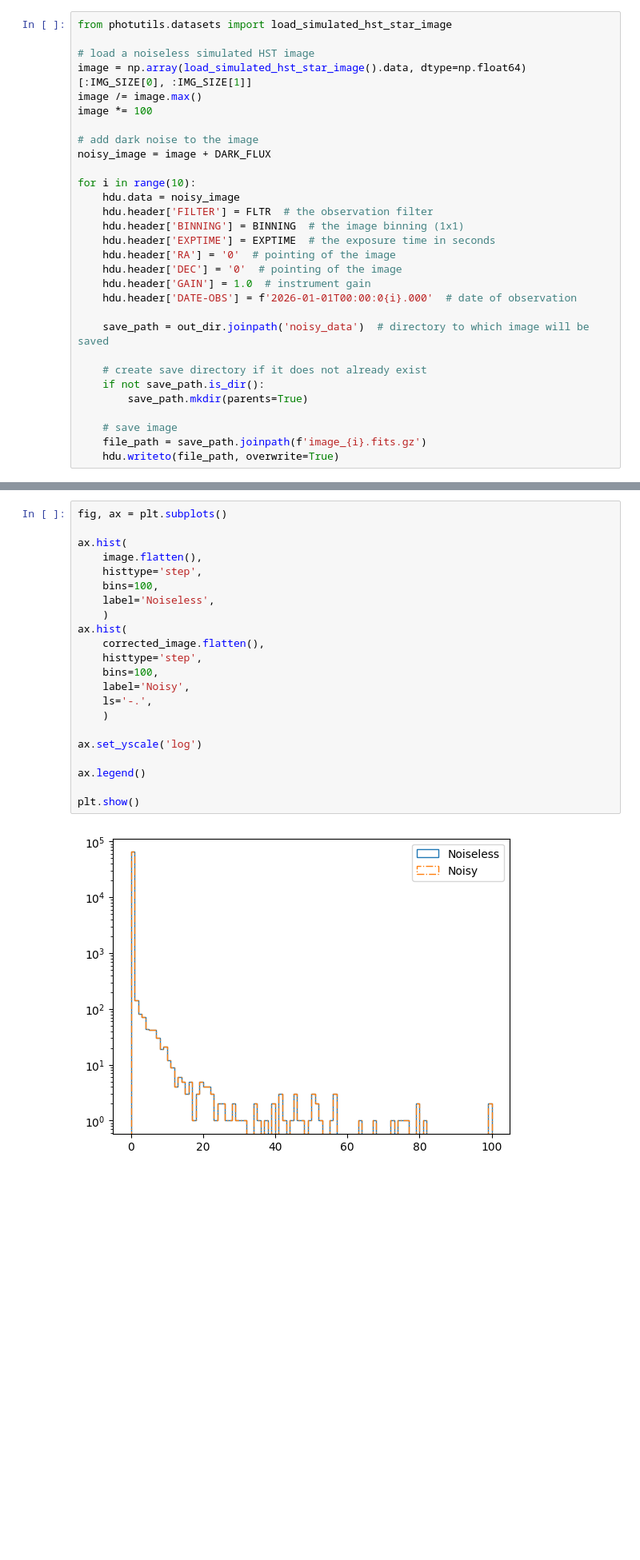
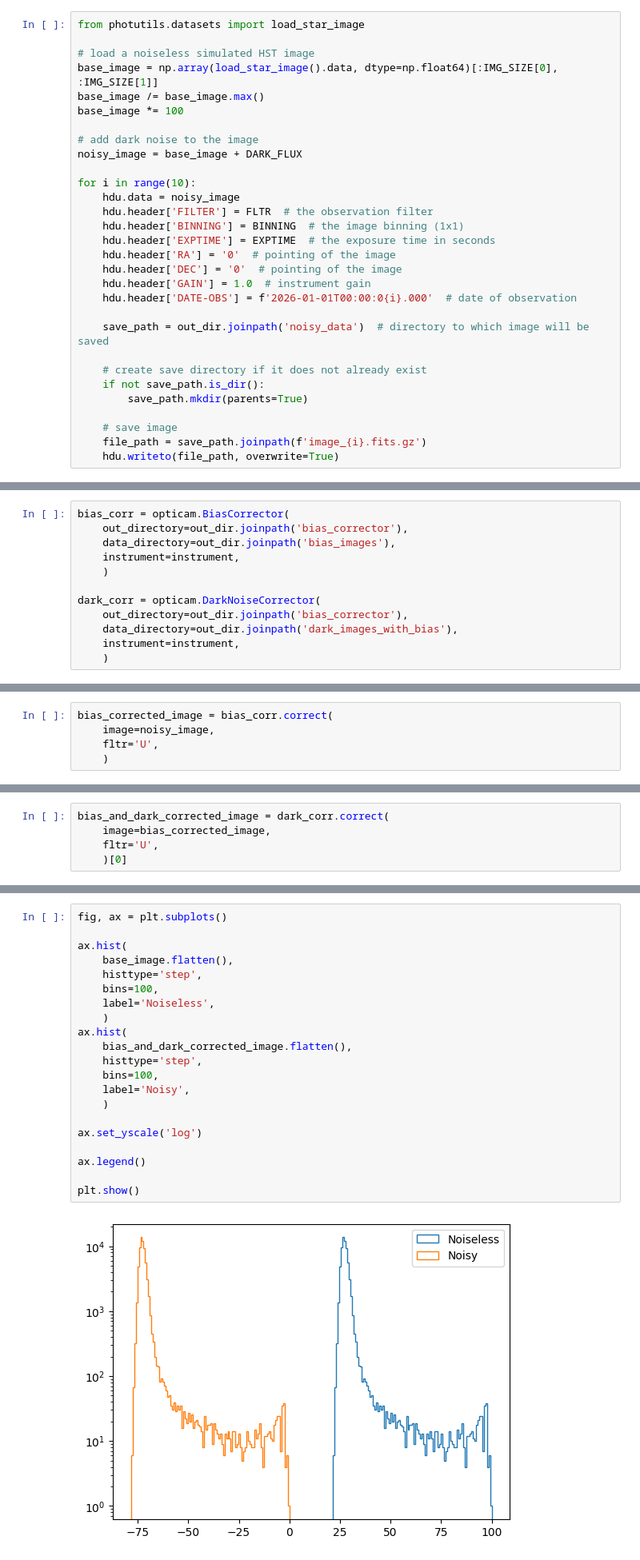
Before and after one commit to OPTICAM-instrument/opticam, a Jupyter notebook: docs/tutorials/applying_corrections.ipynb, the cells around one changed output, grey strips where cells are left out. Shown at 80% size. Drawn from its saved outputs; the diff is of its cells as text; blank space fills up the shorter version.

```diff
--- a/docs/tutorials/applying_corrections.ipynb
+++ b/docs/tutorials/applying_corrections.ipynb
@@ -485,15 +485,15 @@ dark_corr = opticam.DarkNoiseCorrector(
 # %% [markdown]
 We can see that our `DarkNoiseCorrector` has detected five U-band dark images. Let's now generate some science images that contain dark noise:
 # %%
-from photutils.datasets import load_simulated_hst_star_image
+from photutils.datasets import load_star_image
 
 # load a noiseless simulated HST image
-image = np.array(load_simulated_hst_star_image().data, dtype=np.float64)[:IMG_SIZE[0], :IMG_SIZE[1]]
-image /= image.max()
-image *= 100
+base_image = np.array(load_star_image().data, dtype=np.float64)[:IMG_SIZE[0], :IMG_SIZE[1]]
+base_image /= base_image.max()
+base_image *= 100
 
 # add dark noise to the image
-noisy_image = image + DARK_FLUX
+noisy_image = base_image + DARK_FLUX
 
 for i in range(10):
     hdu.data = noisy_image
@@ -585,0 +759,12 @@ plt.show()
+# %%
+bias_corr = opticam.BiasCorrector(
+    out_directory=out_dir.joinpath('bias_corrector'),
+    data_directory=out_dir.joinpath('bias_images'),
+    instrument=instrument,
+    )
+
+dark_corr = opticam.DarkNoiseCorrector(
+    out_directory=out_dir.joinpath('bias_corrector'),
+    data_directory=out_dir.joinpath('dark_images_with_bias'),
+    instrument=instrument,
+    )
@@ -585,0 +774,5 @@ plt.show()
+# %%
+bias_corrected_image = bias_corr.correct(
+    image=noisy_image,
+    fltr='U',
+    )
@@ -585,0 +807,5 @@ plt.show()
+# %%
+bias_and_dark_corrected_image = dark_corr.correct(
+    image=bias_corrected_image,
+    fltr='U',
+    )[0]
@@ -586,24 +815,23 @@ plt.show()
 # %%
 fig, ax = plt.subplots()
 
 ax.hist(
-    image.flatten(),
+    base_image.flatten(),
     histtype='step',
     bins=100,
     label='Noiseless',
     )
 ax.hist(
-    corrected_image.flatten(),
+    bias_and_dark_corrected_image.flatten(),
     histtype='step',
     bins=100,
     label='Noisy',
-    ls='-.',
     )
 
 ax.set_yscale('log')
 
 ax.legend()
 
 plt.show()
 # %% [output]
-[figure, old version]
+[figure, new version]
```
Also changed, not shown: parts of 39 cells of this notebook.
